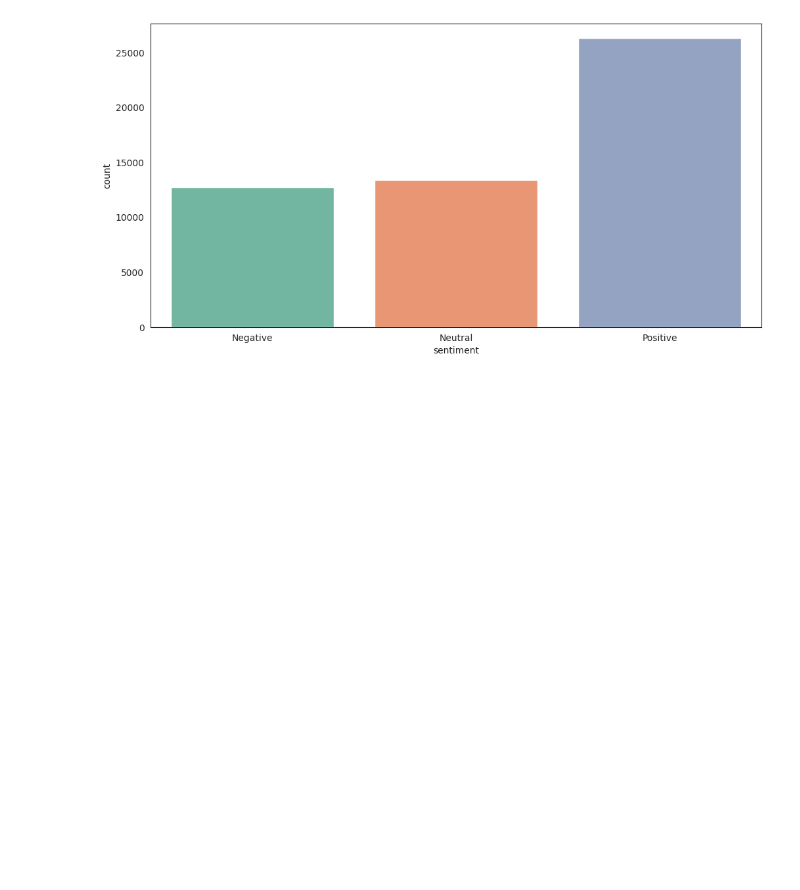
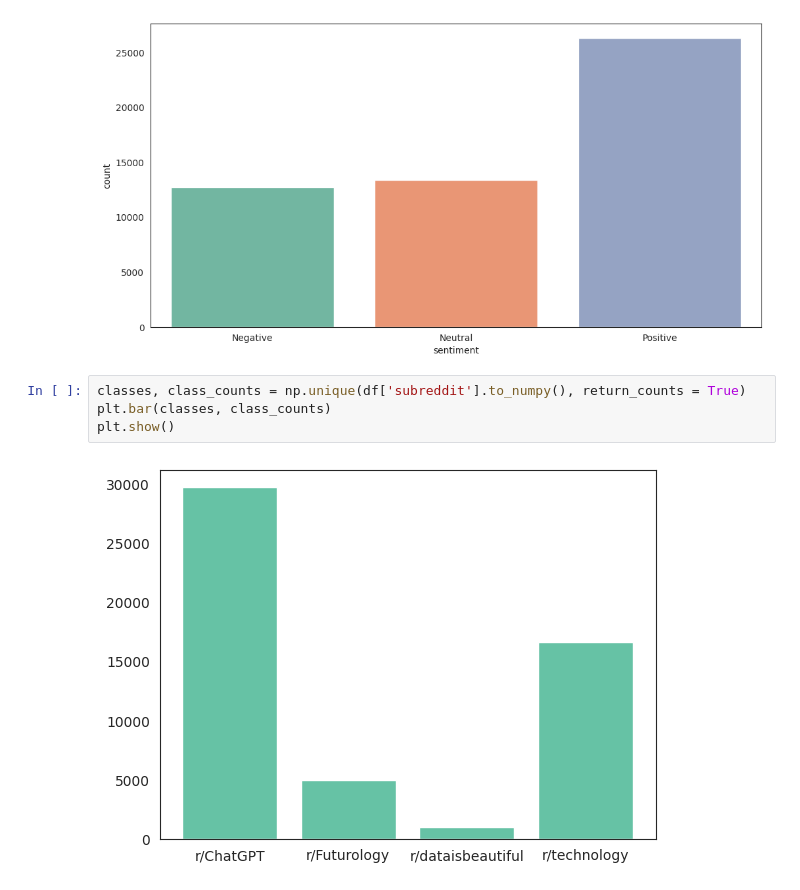
Before and after one commit to lakshmipriya-ragupathi/kaggle-datasets, a Jupyter notebook: reddit-comments-analysis-using-nlp-and-dl.ipynb, the cells around one changed output. Saved outputs shown, nothing was run; the diff lists cells and outputs as text; blank space fills up the shorter version.

```diff
--- a/reddit-comments-analysis-using-nlp-and-dl.ipynb
+++ b/reddit-comments-analysis-using-nlp-and-dl.ipynb
@@ -378,3 +384,9 @@ sns.countplot(x='sentiment',data=df)
 # %% [output]
 <Axes: xlabel='sentiment', ylabel='count'>
 [figure]
+# %%
+classes, class_counts = np.unique(df['subreddit'].to_numpy(), return_counts = True)
+plt.bar(classes, class_counts)
+plt.show()
+# %% [output]
+[figure, added]
```
Also changed, not shown: parts of 14 cells of this notebook.
